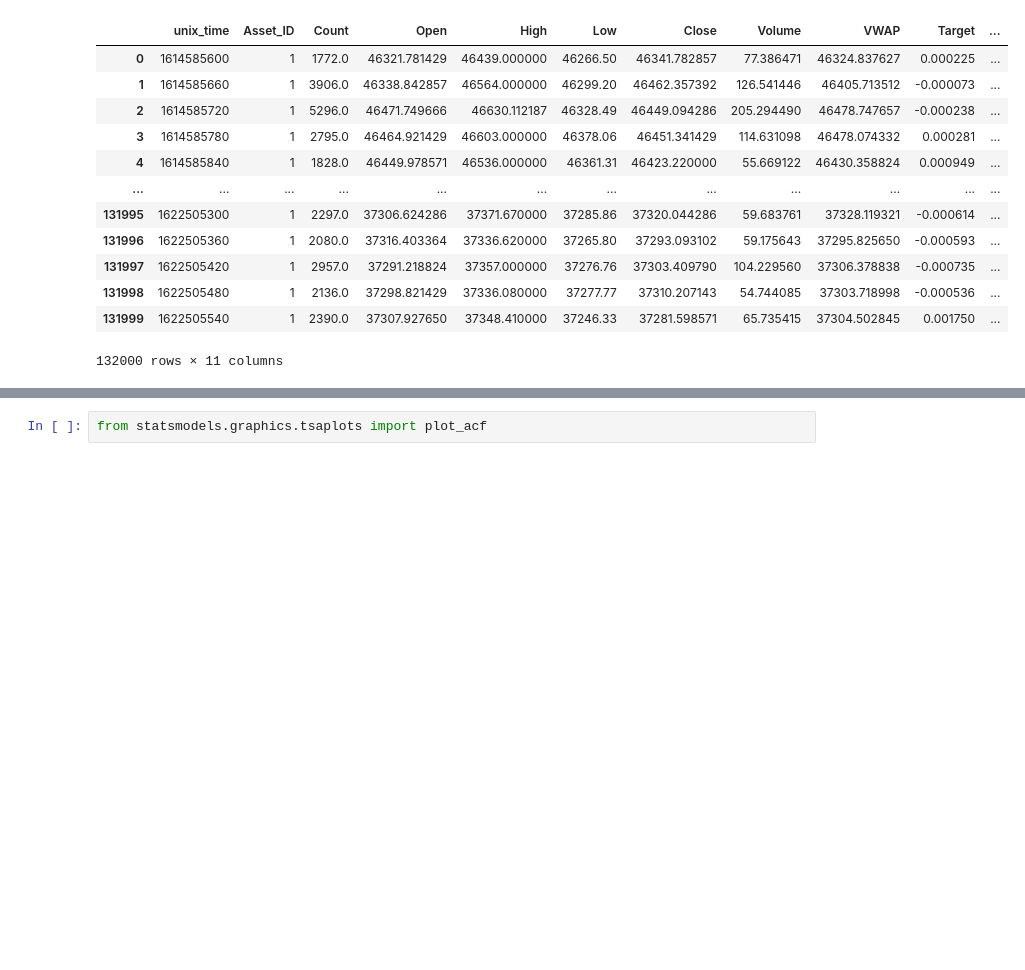
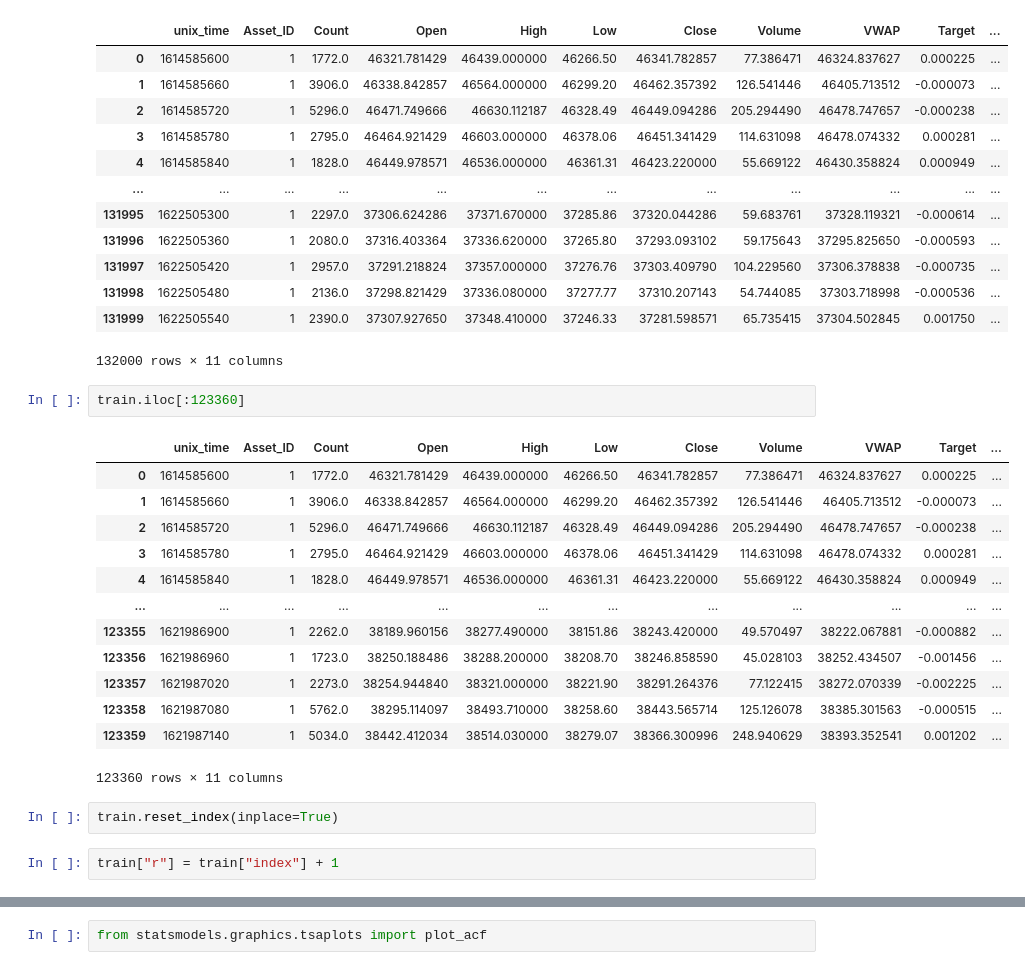
Before and after one commit to tbonar/MSDS-6373-Project, a Jupyter notebook: py_crypto.ipynb, the cells around one changed output, grey strips where cells are left out. Cells and saved outputs as stored; diff of their text form; blank space fills up the shorter version.

```diff
--- a/py_crypto.ipynb
+++ b/py_crypto.ipynb
@@ -20,3 +20,23 @@ train
 | 131998 | 1622505480 | 1 | 2136.0 | 37298.821429 | 37336.080000 | 37277.77 | 37310.207143 | 54.744085 | 37303.718998 | -0.000536 | ... |
 | 131999 | 1622505540 | 1 | 2390.0 | 37307.927650 | 37348.410000 | 37246.33 | 37281.598571 | 65.735415 | 37304.502845 | 0.001750 | ... |
 132000 rows × 11 columns
+# %%
+train.iloc[:123360]
+# %% [output]
+|  | unix_time | Asset_ID | Count | Open | High | Low | Close | Volume | VWAP | Target | ... |
+| 0 | 1614585600 | 1 | 1772.0 | 46321.781429 | 46439.000000 | 46266.50 | 46341.782857 | 77.386471 | 46324.837627 | 0.000225 | ... |
+| 1 | 1614585660 | 1 | 3906.0 | 46338.842857 | 46564.000000 | 46299.20 | 46462.357392 | 126.541446 | 46405.713512 | -0.000073 | ... |
+| 2 | 1614585720 | 1 | 5296.0 | 46471.749666 | 46630.112187 | 46328.49 | 46449.094286 | 205.294490 | 46478.747657 | -0.000238 | ... |
+| 3 | 1614585780 | 1 | 2795.0 | 46464.921429 | 46603.000000 | 46378.06 | 46451.341429 | 114.631098 | 46478.074332 | 0.000281 | ... |
+| 4 | 1614585840 | 1 | 1828.0 | 46449.978571 | 46536.000000 | 46361.31 | 46423.220000 | 55.669122 | 46430.358824 | 0.000949 | ... |
+| ... | ... | ... | ... | ... | ... | ... | ... | ... | ... | ... | ... |
+| 123355 | 1621986900 | 1 | 2262.0 | 38189.960156 | 38277.490000 | 38151.86 | 38243.420000 | 49.570497 | 38222.067881 | -0.000882 | ... |
+| 123356 | 1621986960 | 1 | 1723.0 | 38250.188486 | 38288.200000 | 38208.70 | 38246.858590 | 45.028103 | 38252.434507 | -0.001456 | ... |
+| 123357 | 1621987020 | 1 | 2273.0 | 38254.944840 | 38321.000000 | 38221.90 | 38291.264376 | 77.122415 | 38272.070339 | -0.002225 | ... |
+| 123358 | 1621987080 | 1 | 5762.0 | 38295.114097 | 38493.710000 | 38258.60 | 38443.565714 | 125.126078 | 38385.301563 | -0.000515 | ... |
+| 123359 | 1621987140 | 1 | 5034.0 | 38442.412034 | 38514.030000 | 38279.07 | 38366.300996 | 248.940629 | 38393.352541 | 0.001202 | ... |
+123360 rows × 11 columns
+# %%
+train.reset_index(inplace=True)
+# %%
+train["r"] = train["index"] + 1
```
Also changed, not shown: parts of 6 cells of this notebook, 1 other file.
